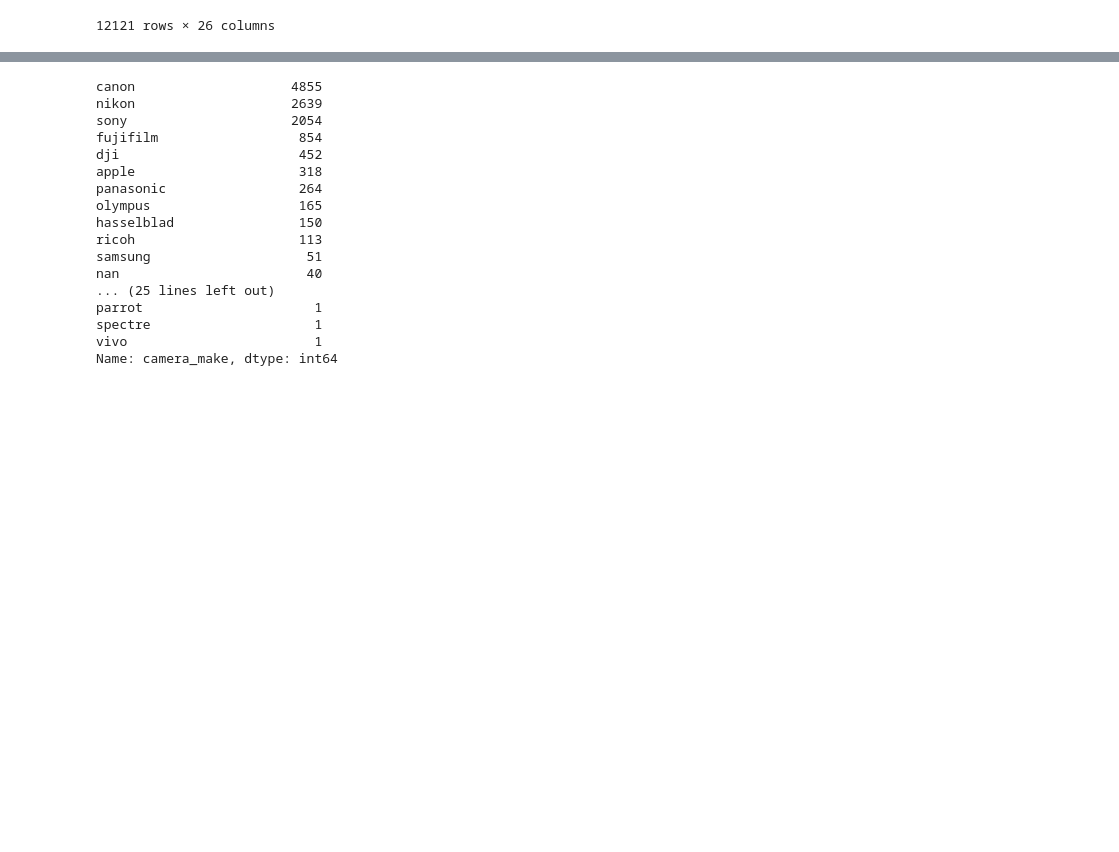
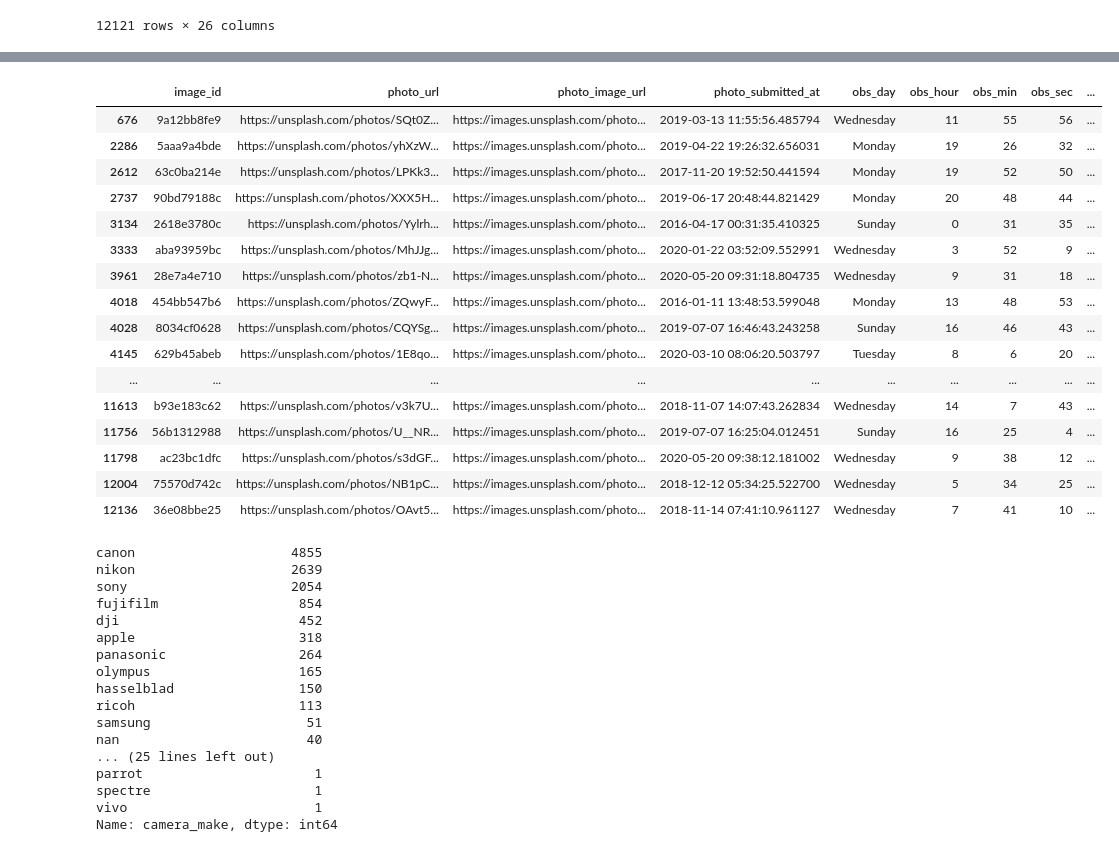
Before and after one commit to jjz17/Datathon2023, a Jupyter notebook: eda_jason.ipynb, the cells around one changed output, grey strips where cells are left out. Saved outputs shown, nothing was run; the diff lists cells and outputs as text; code cells hidden in the pictures; blank space fills up the shorter version.

```diff
--- a/eda_jason.ipynb
+++ b/eda_jason.ipynb
@@ -146,3 +193,23 @@ train
+# %%
+train[train["camera_model"].isnull()]
+# %% [output]
+|  | image_id | photo_url | photo_image_url | photo_submitted_at | obs_day | obs_hour | obs_min | obs_sec | ... |
+| 676 | 9a12bb8fe9 | https://unsplash.com/photos/SQt0Z... | https://images.unsplash.com/photo... | 2019-03-13 11:55:56.485794 | Wednesday | 11 | 55 | 56 | ... |
+| 2286 | 5aaa9a4bde | https://unsplash.com/photos/yhXzW... | https://images.unsplash.com/photo... | 2019-04-22 19:26:32.656031 | Monday | 19 | 26 | 32 | ... |
+| 2612 | 63c0ba214e | https://unsplash.com/photos/LPKk3... | https://images.unsplash.com/photo... | 2017-11-20 19:52:50.441594 | Monday | 19 | 52 | 50 | ... |
+| 2737 | 90bd79188c | https://unsplash.com/photos/XXX5H... | https://images.unsplash.com/photo... | 2019-06-17 20:48:44.821429 | Monday | 20 | 48 | 44 | ... |
+| 3134 | 2618e3780c | https://unsplash.com/photos/Yylrh... | https://images.unsplash.com/photo... | 2016-04-17 00:31:35.410325 | Sunday | 0 | 31 | 35 | ... |
+| 3333 | aba93959bc | https://unsplash.com/photos/MhJJg... | https://images.unsplash.com/photo... | 2020-01-22 03:52:09.552991 | Wednesday | 3 | 52 | 9 | ... |
+| 3961 | 28e7a4e710 | https://unsplash.com/photos/zb1-N... | https://images.unsplash.com/photo... | 2020-05-20 09:31:18.804735 | Wednesday | 9 | 31 | 18 | ... |
+| 4018 | 454bb547b6 | https://unsplash.com/photos/ZQwyF... | https://images.unsplash.com/photo... | 2016-01-11 13:48:53.599048 | Monday | 13 | 48 | 53 | ... |
+| 4028 | 8034cf0628 | https://unsplash.com/photos/CQYSg... | https://images.unsplash.com/photo... | 2019-07-07 16:46:43.243258 | Sunday | 16 | 46 | 43 | ... |
+| 4145 | 629b45abeb | https://unsplash.com/photos/1E8qo... | https://images.unsplash.com/photo... | 2020-03-10 08:06:20.503797 | Tuesday | 8 | 6 | 20 | ... |
+| ... | ... | ... | ... | ... | ... | ... | ... | ... | ... |
+| 11613 | b93e183c62 | https://unsplash.com/photos/v3k7U... | https://images.unsplash.com/photo... | 2018-11-07 14:07:43.262834 | Wednesday | 14 | 7 | 43 | ... |
+| 11756 | 56b1312988 | https://unsplash.com/photos/U__NR... | https://images.unsplash.com/photo... | 2019-07-07 16:25:04.012451 | Sunday | 16 | 25 | 4 | ... |
+| 11798 | ac23bc1dfc | https://unsplash.com/photos/s3dGF... | https://images.unsplash.com/photo... | 2020-05-20 09:38:12.181002 | Wednesday | 9 | 38 | 12 | ... |
+| 12004 | 75570d742c | https://unsplash.com/photos/NB1pC... | https://images.unsplash.com/photo... | 2018-12-12 05:34:25.522700 | Wednesday | 5 | 34 | 25 | ... |
+| 12136 | 36e08bbe25 | https://unsplash.com/photos/OAvt5... | https://images.unsplash.com/photo... | 2018-11-14 07:41:10.961127 | Wednesday | 7 | 41 | 10 | ... |
 # %%
 # Categorical: obs_day, camera_make, camera_model
 make_counts = train["camera_make"].value_counts()
```
Also changed, not shown: parts of 8 cells of this notebook.
